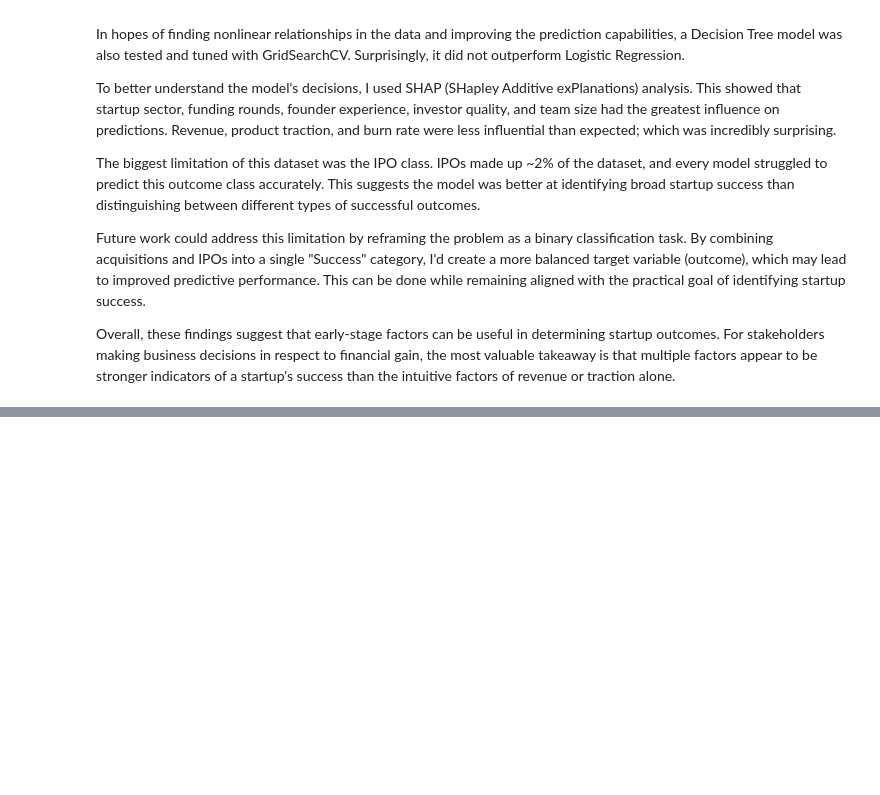
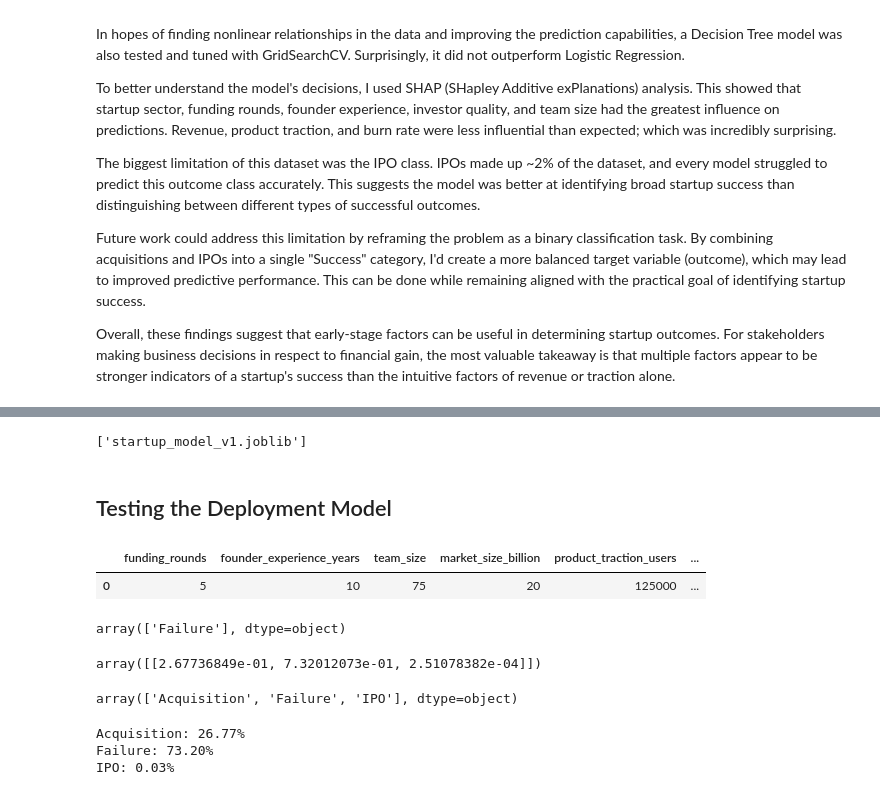
Before and after one commit to IsaiahWHayes/startup-success-prediction-capstone, a Jupyter notebook: prompt.ipynb, the cells around one changed output, grey strips where cells are left out. Cells and saved outputs as stored; diff of their text form; code cells hidden in the pictures; blank space fills up the shorter version.

Commit message:
deployment code for final model. Added a gitignore file. Removed irrelevant files

```diff
--- a/prompt.ipynb
+++ b/prompt.ipynb
@@ -712,0 +862,11 @@ Overall, these findings suggest that early-stage factors can be useful in determ
+# %%
+# Save the trained pipeline model to a file for future deployment and use.
+
+joblib.dump(
+    startup_pipeline_v1,
+    "startup_model_v1.joblib"
+)
+# %% [output]
+['startup_model_v1.joblib']
+# %% [markdown]
+## Testing the Deployment Model
@@ -712,0 +875,52 @@ Overall, these findings suggest that early-stage factors can be useful in determ
+# %%
+sample_startup = pd.DataFrame([{
+    "funding_rounds": 5,
+    "founder_experience_years": 10,
+    "team_size": 75,
+    "market_size_billion": 20,
+    "product_traction_users": 125000,
+    "burn_rate_million": 2.0,
+    "revenue_million": 5.0,
+    "investor_type": "tier1_vc",
+    "sector": "AI",
+    "founder_background": "serial_founder"
+}])
+# %%
+# Display the dataframe
+
+sample_startup
+# %% [output]
+|  | funding_rounds | founder_experience_years | team_size | market_size_billion | product_traction_users | ... |
+| 0 | 5 | 10 | 75 | 20 | 125000 | ... |
+# %%
+# Make a prediction using the loaded model on the sample startup data.
+
+prediction = loaded_model.predict(sample_startup)
+prediction
+# %% [output]
+array(['Failure'], dtype=object)
+# %%
+# Let's view the prediction in from a probabalistic perspective to understand how confident the model is in this prediction.
+
+probabilities = loaded_model.predict_proba(sample_startup)
+probabilities
+# %% [output]
+array([[2.67736849e-01, 7.32012073e-01, 2.51078382e-04]])
+# %%
+# Display the classes of the prediction outcome to understand the mapping of the predicted values.
+
+loaded_model.classes_
+# %% [output]
+array(['Acquisition', 'Failure', 'IPO'], dtype=object)
+# %%
+# Dislpay the prediction probabilities in a much more interpretable format.
+
+for label, probability in zip(
+    loaded_model.classes_,
+    probabilities[0]
+):
+    print(f"{label}: {probability:.2%}")
+# %% [output]
+Acquisition: 26.77%
+Failure: 73.20%
+IPO: 0.03%
```
Also changed, not shown: parts of 12 cells of this notebook, 2 other files.
